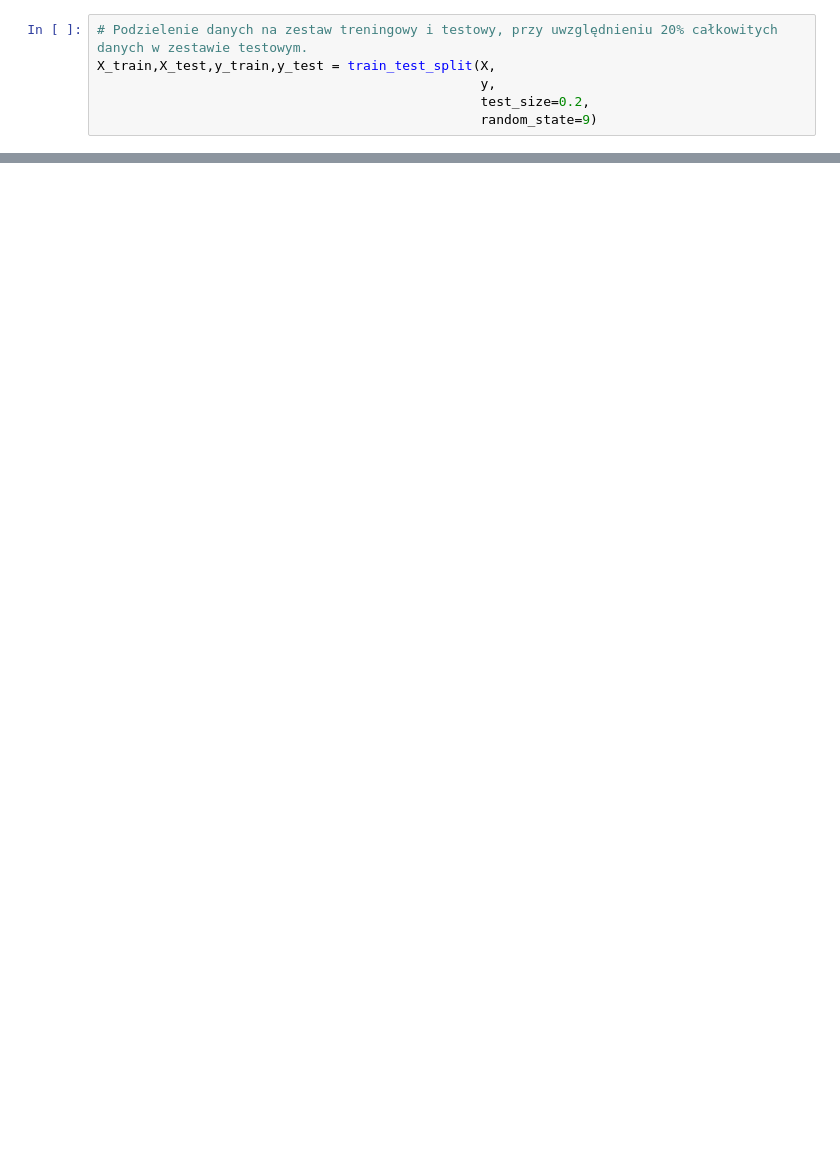
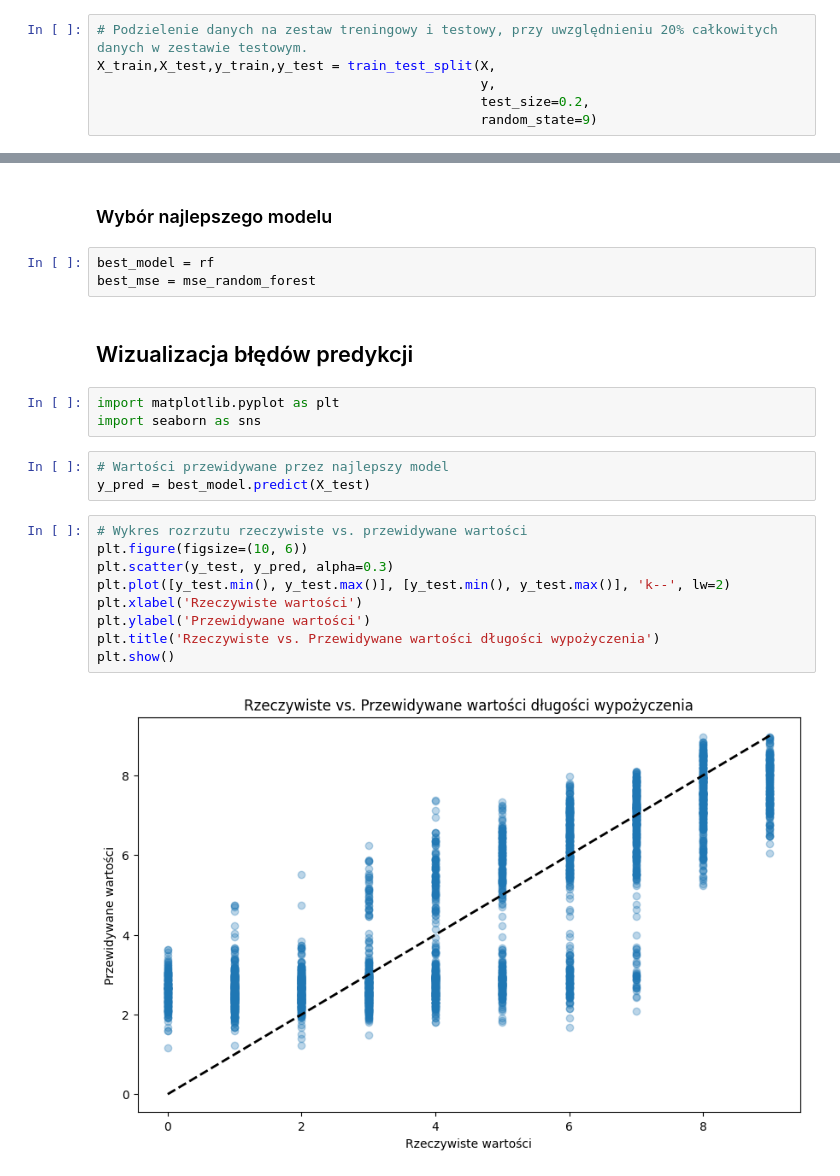
Before and after one commit to sendecka/DataCamp---Data-Scientist-with-Python, a Jupyter notebook: 11 Uczenie maszynowe/Projekt.ipynb, the cells around one changed output, grey strips where cells are left out. Cells and saved outputs as stored; diff of their text form; blank space fills up the shorter version.

```diff
--- a/11 Uczenie maszynowe/Projekt.ipynb
+++ b/11 Uczenie maszynowe/Projekt.ipynb
@@ -142,0 +178,24 @@ best_mse = mse_random_forest
+# %% [markdown]
+### Wybór najlepszego modelu
+# %%
+best_model = rf
+best_mse = mse_random_forest
+# %% [markdown]
+## Wizualizacja błędów predykcji
+# %%
+import matplotlib.pyplot as plt
+import seaborn as sns
+# %%
+# Wartości przewidywane przez najlepszy model
+y_pred = best_model.predict(X_test)
+# %%
+# Wykres rozrzutu rzeczywiste vs. przewidywane wartości
+plt.figure(figsize=(10, 6))
+plt.scatter(y_test, y_pred, alpha=0.3)
+plt.plot([y_test.min(), y_test.max()], [y_test.min(), y_test.max()], 'k--', lw=2)
+plt.xlabel('Rzeczywiste wartości')
+plt.ylabel('Przewidywane wartości')
+plt.title('Rzeczywiste vs. Przewidywane wartości długości wypożyczenia')
+plt.show()
+# %% [output]
+[figure, added]
```
Also changed, not shown: parts of 30 cells of this notebook.
